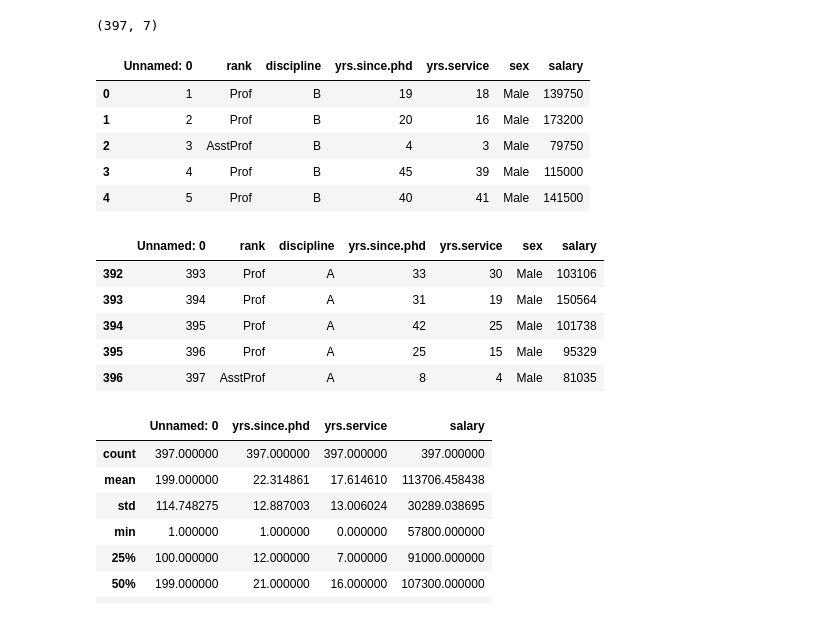
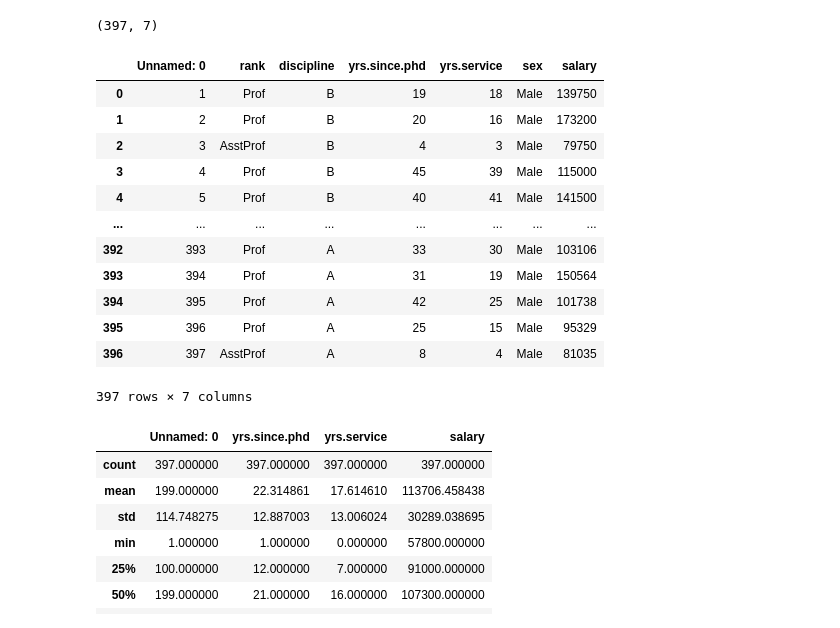
Before and after one commit to Avianou48/Studies, a Jupyter notebook: Python/Advanced_Python/Python_Advanced_Pandas_DataWrangling_Assignment.ipynb, the cells around one changed output. Saved outputs shown, nothing was run; the diff lists cells and outputs as text; code cells hidden in the pictures.

```diff
--- a/Python/Advanced_Python/Python_Advanced_Pandas_DataWrangling_Assignment.ipynb
+++ b/Python/Advanced_Python/Python_Advanced_Pandas_DataWrangling_Assignment.ipynb
@@ -21,23 +20,21 @@ df.shape
 # %% [output]
 (397, 7)
 # %%
-df.head()
+df
 # %% [output]
 |  | Unnamed: 0 | rank | discipline | yrs.since.phd | yrs.service | sex | salary |
 | 0 | 1 | Prof | B | 19 | 18 | Male | 139750 |
 | 1 | 2 | Prof | B | 20 | 16 | Male | 173200 |
 | 2 | 3 | AsstProf | B | 4 | 3 | Male | 79750 |
 | 3 | 4 | Prof | B | 45 | 39 | Male | 115000 |
 | 4 | 5 | Prof | B | 40 | 41 | Male | 141500 |
+| ... | ... | ... | ... | ... | ... | ... | ... |
+| 392 | 393 | Prof | A | 33 | 30 | Male | 103106 |
+| 393 | 394 | Prof | A | 31 | 19 | Male | 150564 |
+| 394 | 395 | Prof | A | 42 | 25 | Male | 101738 |
+| 395 | 396 | Prof | A | 25 | 15 | Male | 95329 |
+| 396 | 397 | AsstProf | A | 8 | 4 | Male | 81035 |
+397 rows × 7 columns
-# %%
-df.tail()
-# %% [output]
-|  | Unnamed: 0 | rank | discipline | yrs.since.phd | yrs.service | sex | salary |
-| 392 | 393 | Prof | A | 33 | 30 | Male | 103106 |
-| 393 | 394 | Prof | A | 31 | 19 | Male | 150564 |
-| 394 | 395 | Prof | A | 42 | 25 | Male | 101738 |
-| 395 | 396 | Prof | A | 25 | 15 | Male | 95329 |
-| 396 | 397 | AsstProf | A | 8 | 4 | Male | 81035 |
 # %%
 df.describe()
 # %% [output]
```
Also changed, not shown: parts of 31 cells of this notebook.
